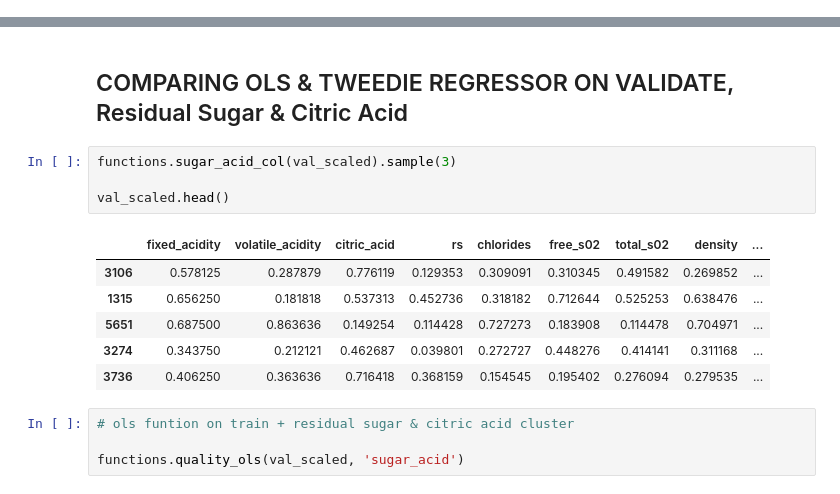
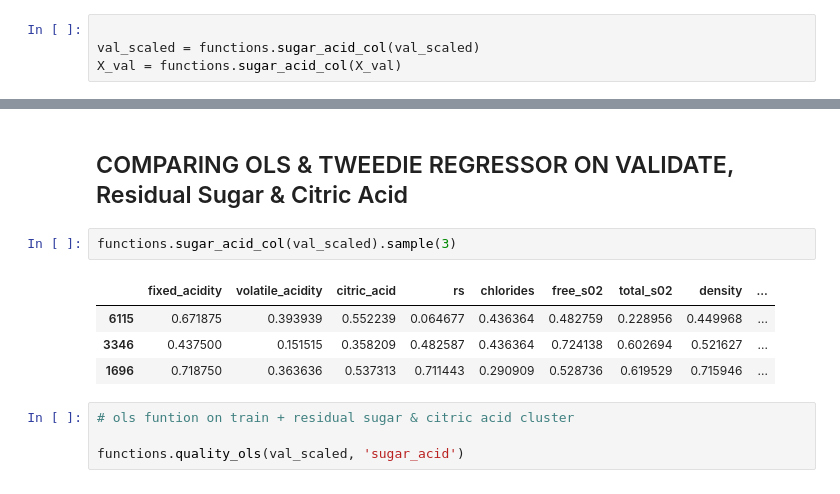
Before and after one commit to Mags-and-Smitty-Clustering-Project/group, a Jupyter notebook: project_3_workbook_esperance.ipynb, the cells around one changed output, grey strips where cells are left out. Drawn from its saved outputs; the diff is of its cells as text.

```diff
--- a/project_3_workbook_esperance.ipynb
+++ b/project_3_workbook_esperance.ipynb
@@ -832,0 +807,4 @@ The RMSE on the baseline of sugar & citric acid against wine quality is 0.8488.
+# %%
+
+val_scaled = functions.sugar_acid_col(val_scaled)
+X_val = functions.sugar_acid_col(X_val)
@@ -848,15 +831,11 @@ This is a normal distribution.
 ## COMPARING OLS & TWEEDIE REGRESSOR ON VALIDATE, Residual Sugar & Citric Acid
 # %%
 functions.sugar_acid_col(val_scaled).sample(3)
-
-val_scaled.head()
 # %% [output]
 |  | fixed_acidity | volatile_acidity | citric_acid | rs | chlorides | free_s02 | total_s02 | density | ... |
-| 3106 | 0.578125 | 0.287879 | 0.776119 | 0.129353 | 0.309091 | 0.310345 | 0.491582 | 0.269852 | ... |
-| 1315 | 0.656250 | 0.181818 | 0.537313 | 0.452736 | 0.318182 | 0.712644 | 0.525253 | 0.638476 | ... |
-| 5651 | 0.687500 | 0.863636 | 0.149254 | 0.114428 | 0.727273 | 0.183908 | 0.114478 | 0.704971 | ... |
-| 3274 | 0.343750 | 0.212121 | 0.462687 | 0.039801 | 0.272727 | 0.448276 | 0.414141 | 0.311168 | ... |
-| 3736 | 0.406250 | 0.363636 | 0.716418 | 0.368159 | 0.154545 | 0.195402 | 0.276094 | 0.279535 | ... |
+| 6115 | 0.671875 | 0.393939 | 0.552239 | 0.064677 | 0.436364 | 0.482759 | 0.228956 | 0.449968 | ... |
+| 3346 | 0.437500 | 0.151515 | 0.358209 | 0.482587 | 0.436364 | 0.724138 | 0.602694 | 0.521627 | ... |
+| 1696 | 0.718750 | 0.363636 | 0.537313 | 0.711443 | 0.290909 | 0.528736 | 0.619529 | 0.715946 | ... |
 # %%
 # ols funtion on train + residual sugar & citric acid cluster
 
```
Also changed, not shown: parts of 28 cells of this notebook.
